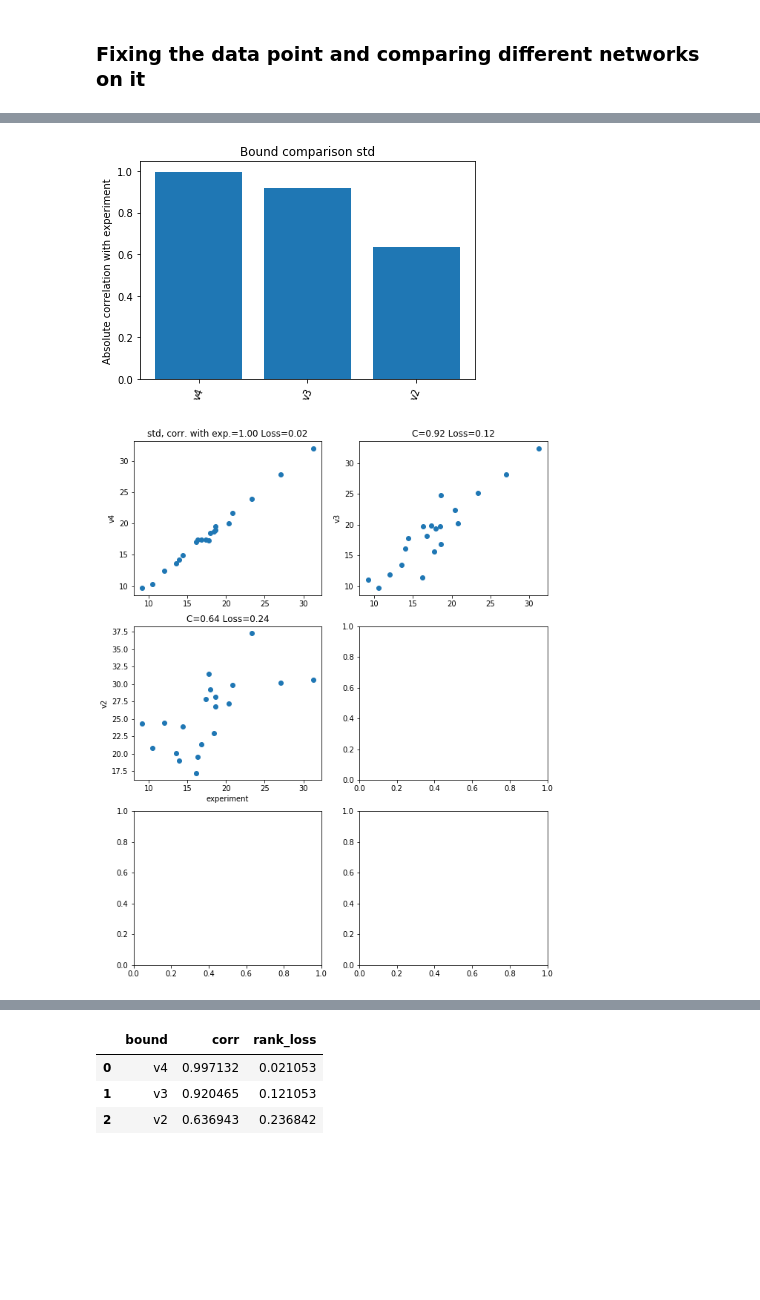
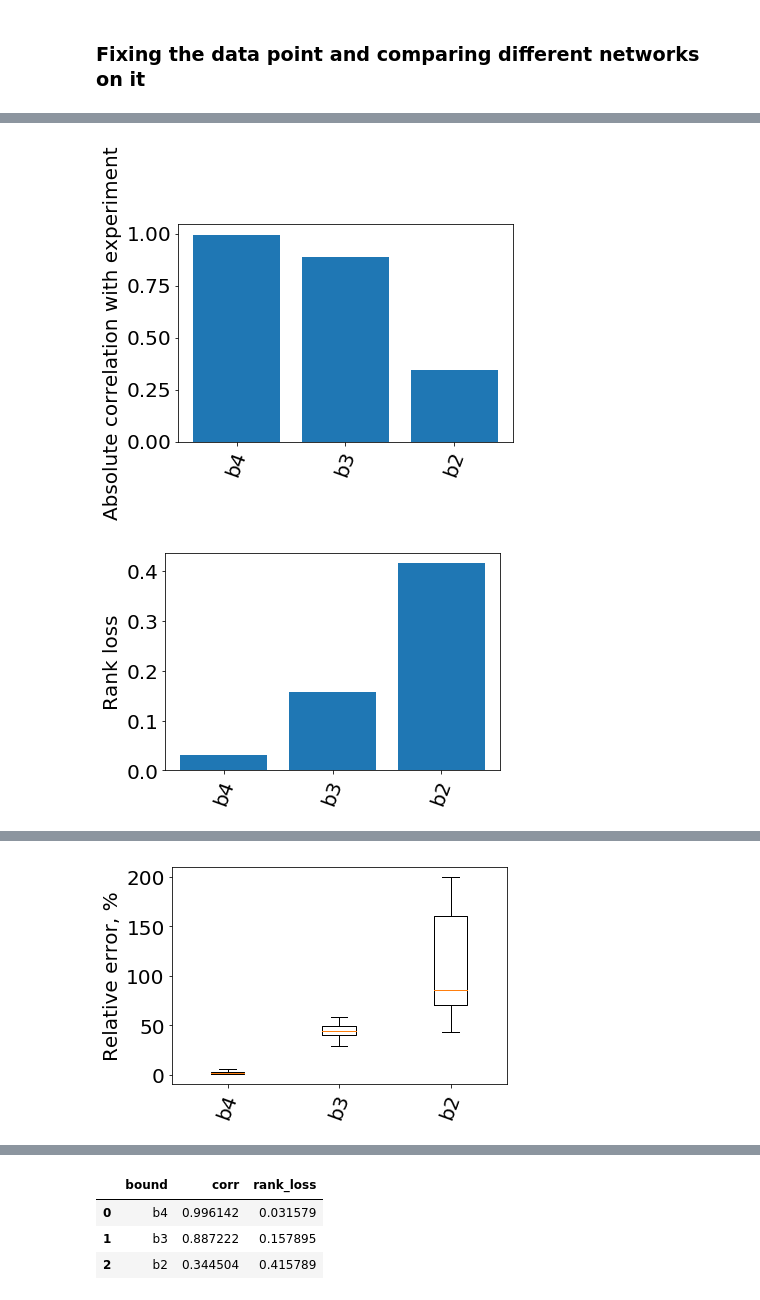
Before and after one commit to LPD-EPFL/nn-fault-tolerance, a Jupyter notebook: ErrorComparisonBoston.ipynb, the cells around one changed output, grey strips where cells are left out. Drawn from its saved outputs; the diff is of its cells as text; code cells hidden in the pictures; blank space fills up the shorter version.

```diff
--- a/ErrorComparisonBoston.ipynb
+++ b/ErrorComparisonBoston.ipynb
@@ -173,5 +189,5 @@ results_mean, results_std = pickle.load(open(fn, 'rb'))
 # %%
-exp.process_scalar_output(exp.preprocess_scalar_input_scalar_output(results_std), 'std')
+exp.process_scalar_output(exp.preprocess_scalar_input_scalar_output(results_std), 'boston_varnetwork_std')
 # %% [output]
-[figure, old version]
+[figure, new version]
-[figure, old version]
+[figure, new version]
@@ -177,0 +196 @@ exp.process_scalar_output(exp.preprocess_scalar_input_scalar_output(results_std)
+[figure, added]
@@ -178,4 +198,4 @@ exp.process_scalar_output(exp.preprocess_scalar_input_scalar_output(results_std)
 |  | bound | corr | rank_loss |
-| 0 | v4 | 0.997132 | 0.021053 |
-| 1 | v3 | 0.920465 | 0.121053 |
-| 2 | v2 | 0.636943 | 0.236842 |
+| 0 | b4 | 0.996142 | 0.031579 |
+| 1 | b3 | 0.887222 | 0.157895 |
+| 2 | b2 | 0.344504 | 0.415789 |
```
Also changed, not shown: parts of 9 cells of this notebook, 26 other files.
